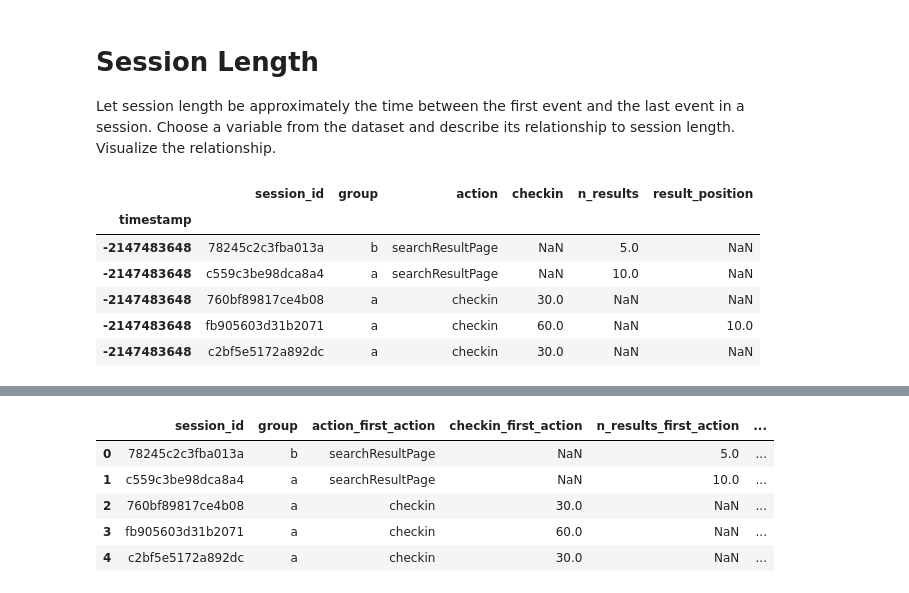
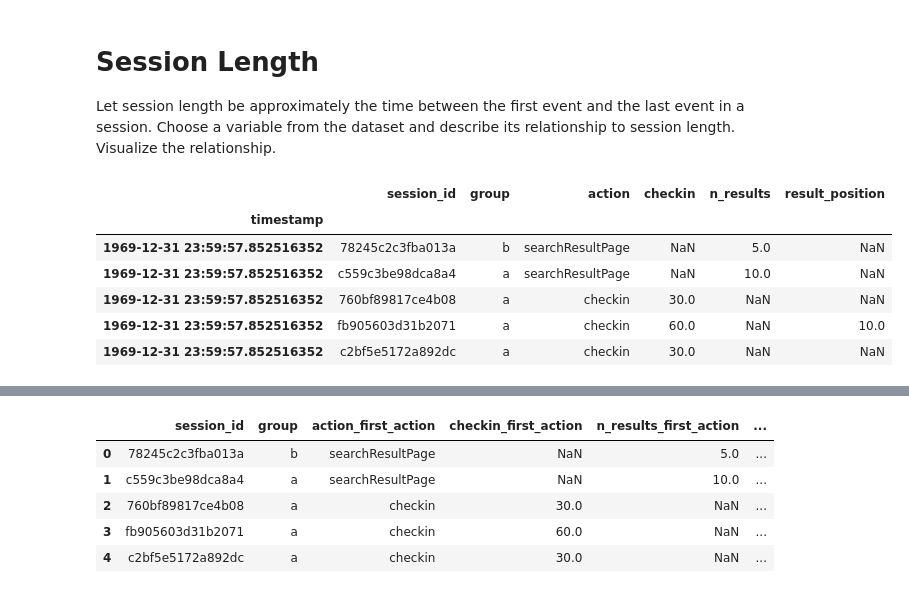
Before and after one commit to chukoz71/Reliance_health, a Jupyter notebook: notebook/input_data/EDA_Reliance_Health_Assessment.ipynb, the cells around one changed output, grey strips where cells are left out. Saved outputs shown, nothing was run; the diff lists cells and outputs as text; code cells hidden in the pictures.

```diff
--- a/notebook/input_data/EDA_Reliance_Health_Assessment.ipynb
+++ b/notebook/input_data/EDA_Reliance_Health_Assessment.ipynb
@@ -85,3 +87,7 @@ event_df.head()
 | -2147483648 | 2 | 00003bfdab715ee59077a3670331b787 | 760bf89817ce4b08 | a | checkin | 30.0 | f99a9fc1f7fdd21e | NaN | NaN |
 | -2147483648 | 3 | 0000465cd7c35ad2bdeafec953e08c1a | fb905603d31b2071 | a | checkin | 60.0 | e5626962a6939a75 | NaN | 10.0 |
 | -2147483648 | 4 | 000050cbb4ef5b42b16c4d2cf69e6358 | c2bf5e5172a892dc | a | checkin | 30.0 | 787dd6a4c371cbf9 | NaN | NaN |
+# %%
+# drop the Unnamed column
+event_df.drop(event_df.columns[event_df.columns.str.contains('Unnamed',case=False)],axis=1, inplace=True)
+event_df.head()
@@ -87,0 +102,4 @@ event_df.head()
+# %%
+event_df.index = pd.to_datetime(event_df.index)
+# events['timestamp'] = pd.to_datetime(events['timestamp'])
+event_df.head()
@@ -139,16 +197,16 @@ The difference between the groups is not statistically significant.
 # Session Length
 Let session length be approximately the time between the first event and the last event in a session. Choose a variable from the dataset and describe its relationship to session length. Visualize the relationship.
 # %%
-begin_first_action = event_df.sort_index().groupby(['session_id'], sort=True, as_index=False).nth(0).drop(['uuid','page_id','Unnamed: 0'],axis=1)
+begin_first_action = event_df.sort_index().groupby(['session_id'], sort=True, as_index=False).nth(0).drop(['uuid','page_id'],axis=1)
 begin_first_action.head()
 # %% [output]
 |  | session_id | group | action | checkin | n_results | result_position |
 | timestamp |  |  |  |  |  |  |
-| -2147483648 | 78245c2c3fba013a | b | searchResultPage | NaN | 5.0 | NaN |
-| -2147483648 | c559c3be98dca8a4 | a | searchResultPage | NaN | 10.0 | NaN |
-| -2147483648 | 760bf89817ce4b08 | a | checkin | 30.0 | NaN | NaN |
-| -2147483648 | fb905603d31b2071 | a | checkin | 60.0 | NaN | 10.0 |
-| -2147483648 | c2bf5e5172a892dc | a | checkin | 30.0 | NaN | NaN |
+| 1969-12-31 23:59:57.852516352 | 78245c2c3fba013a | b | searchResultPage | NaN | 5.0 | NaN |
+| 1969-12-31 23:59:57.852516352 | c559c3be98dca8a4 | a | searchResultPage | NaN | 10.0 | NaN |
+| 1969-12-31 23:59:57.852516352 | 760bf89817ce4b08 | a | checkin | 30.0 | NaN | NaN |
+| 1969-12-31 23:59:57.852516352 | fb905603d31b2071 | a | checkin | 60.0 | NaN | 10.0 |
+| 1969-12-31 23:59:57.852516352 | c2bf5e5172a892dc | a | checkin | 30.0 | NaN | NaN |
 # %%
 begin_first_action['time'] = begin_first_action.index
 begin_first_action.sort_values('session_id').head()
```
Also changed, not shown: parts of 30 cells of this notebook.
